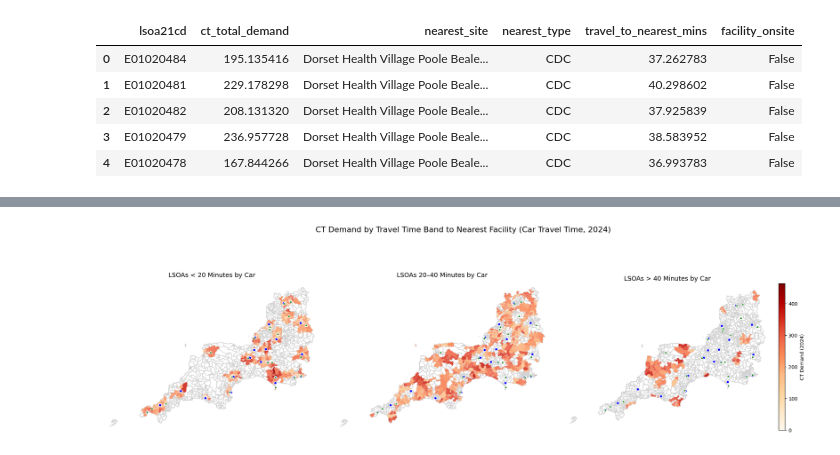
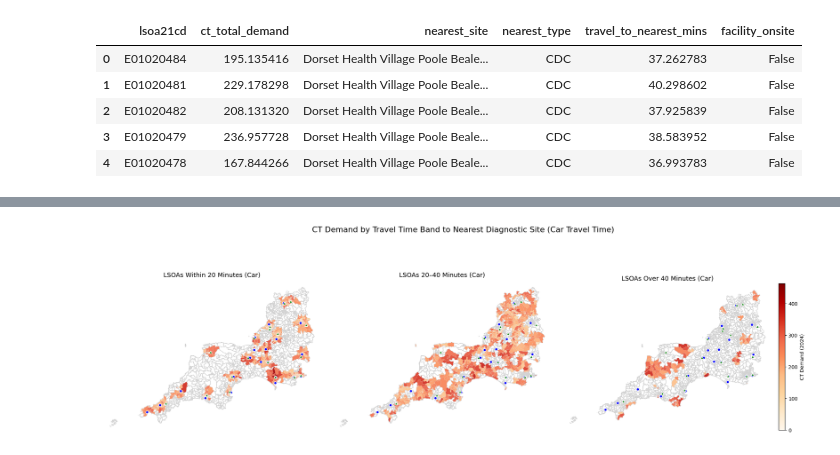
Before and after one commit to RossTylr/diagnostic-modality-demand, a Jupyter notebook: notebooks/02a_CT_spatial_demand.ipynb, the cells around one changed output, grey strips where cells are left out. Saved outputs shown, nothing was run; the diff lists cells and outputs as text; code cells hidden in the pictures.

```diff
--- a/notebooks/02a_CT_spatial_demand.ipynb
+++ b/notebooks/02a_CT_spatial_demand.ipynb
@@ -173,15 +175,13 @@ plt.show()
 # Step 3 – Compute Nearest Diagnostic Site (CDC or Acute) by Car Travel Time
 # ------------------------------------------------------------------
 
-# Load LSOA-to-LSOA travel matrix (with unnamed columns)
-travel_df = pd.read_csv(travel_csv_path, header=None)
-travel_df.columns = [
-    "origin_lsoa",
-    "dest_lsoa",
-    "car_travel_minutes",
-    "placeholder_1",
-    "placeholder_2"
-]
+# Load cleaned LSOA-to-LSOA travel matrix
+travel_df = pd.read_csv(travel_csv_path)
+travel_df = travel_df.rename(columns={
+    "origin_name": "origin_lsoa",
+    "destination_name": "dest_lsoa",
+    "travel_time_car": "car_travel_minutes"
+})
 
 # Ensure correct data types
 travel_df["car_travel_minutes"] = pd.to_numeric(travel_df["car_travel_minutes"], errors="coerce")
@@ -563,7 +620,9 @@ See: https://matplotlib.org/stable/tutorials/intermediate/legend_guide.html#impl
 # %%
-# ----------------------------------------------
+# ------------------------------------------------------------------
+# Step 6 – CT Demand by Travel Time Band to Nearest Facility (Car Travel Time)
+# ------------------------------------------------------------------
+
 # Define travel time bands
-# ----------------------------------------------
 lt_20 = gdf_ct[gdf_ct["travel_to_nearest_mins"] < 20].copy()
 btw_20_40 = gdf_ct[
     (gdf_ct["travel_to_nearest_mins"] >= 20) &
@@ -571,16 +630,14 @@ btw_20_40 = gdf_ct[
 ].copy()
 gt_40 = gdf_ct[gdf_ct["travel_to_nearest_mins"] > 40].copy()
 
-# Use same colour scale across all maps
+# Use consistent colour scale across all maps
 vmin = gdf_ct["ct_total_demand"].min()
 vmax = gdf_ct["ct_total_demand"].max()
 
-# ----------------------------------------------
-# Create 3 subplots
-# ----------------------------------------------
+# Create subplots
 fig, axes = plt.subplots(1, 3, figsize=(21, 7))
 
-# Shared style
+# Shared plotting style
 plot_kwargs = dict(
     column="ct_total_demand",
     cmap="OrRd",
@@ -592,55 +649,53 @@ plot_kwargs = dict(
     legend=False
 )
 
-# Map 1 – <20 mins
-gdf_ct.assign(visible=False).plot(ax=axes[0], color="white", edgecolor="lightgrey")
+# Plot 1 – <20 minutes
+gdf_ct.assign(dummy=False).plot(ax=axes[0], color="white", edgecolor="lightgrey")
 lt_20.plot(ax=axes[0], **plot_kwargs)
 cdc_gdf.plot(ax=axes[0], color="blue", markersize=30, marker="o", edgecolor="white", label="CDC")
 acute_gdf.plot(ax=axes[0], color="green", markersize=30, marker="^", edgecolor="white", label="Acute")
-axes[0].set_title("LSOAs < 20 Minutes by Car", fontsize=13)
+axes[0].set_title("LSOAs Within 20 Minutes (Car)", fontsize=13)
 axes[0].axis("off")
 
-# Map 2 – 20–40 mins
-gdf_ct.assign(visible=False).plot(ax=axes[1], color="white", edgecolor="lightgrey")
+# Plot 2 – 20 to 40 minutes
+gdf_ct.assign(dummy=False).plot(ax=axes[1], color="white", edgecolor="lightgrey")
 btw_20_40.plot(ax=axes[1], **plot_kwargs)
 cdc_gdf.plot(ax=axes[1], color="blue", markersize=30, marker="o", edgecolor="white")
 acute_gdf.plot(ax=axes[1], color="green", markersize=30, marker="^", edgecolor="white")
-axes[1].set_title("LSOAs 20–40 Minutes by Car", fontsize=13)
+axes[1].set_title("LSOAs 20–40 Minutes (Car)", fontsize=13)
 axes[1].axis("off")
 
-# Map 3 – >40 mins
-gdf_ct.assign(visible=False).plot(ax=axes[2], color="white", edgecolor="lightgrey")
+# Plot 3 – Over 40 minutes
+gdf_ct.assign(dummy=False).plot(ax=axes[2], color="white", edgecolor="lightgrey")
 gt_40.plot(ax=axes[2], **plot_kwargs)
 cdc_gdf.plot(ax=axes[2], color="blue", markersize=30, marker="o", edgecolor="white")
 acute_gdf.plot(ax=axes[2], color="green", markersize=30, marker="^", edgecolor="white")
-axes[2].set_title("LSOAs > 40 Minutes by Car", fontsize=13)
+axes[2].set_title("LSOAs Over 40 Minutes (Car)", fontsize=13)
 axes[2].axis("off")
 
-# ----------------------------------------------
-# Add a shared colourbar
-# ----------------------------------------------
+# Shared colourbar
 from mpl_toolkits.axes_grid1 import make_axes_locatable
 
 divider = make_axes_locatable(axes[2])
 cax = divider.append_axes("right", size="3%", pad=0.1)
 
 gdf_ct.plot(
     column="ct_total_demand",
     cmap="OrRd",
     ax=axes[2],
-    alpha=0,  # dummy plot for colorbar
+    alpha=0,  # dummy for colorbar only
     legend=True,
     cax=cax,
     vmin=vmin,
     vmax=vmax,
     legend_kwds={"label": "CT Demand (2024)"}
 )
 
 # Final layout
-plt.suptitle("CT Demand by Travel Time Band to Nearest Facility (Car Travel Time, 2024)", fontsize=16)
+plt.suptitle("CT Demand by Travel Time Band to Nearest Diagnostic Site (Car Travel Time)", fontsize=16)
 plt.tight_layout(rect=[0, 0, 0.97, 0.95])
 plt.savefig("ct_demand_travel_time_band_maps_2024.png", dpi=300, bbox_inches="tight")
 plt.show()
 # %% [output]
-[figure, old version]
+[figure, new version]
 # %%
```
Also changed, not shown: parts of 9 cells of this notebook, 6 other files.
